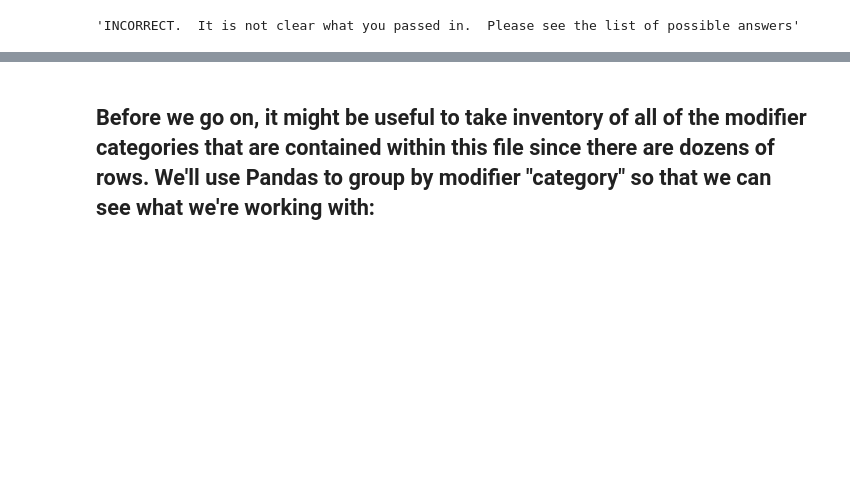
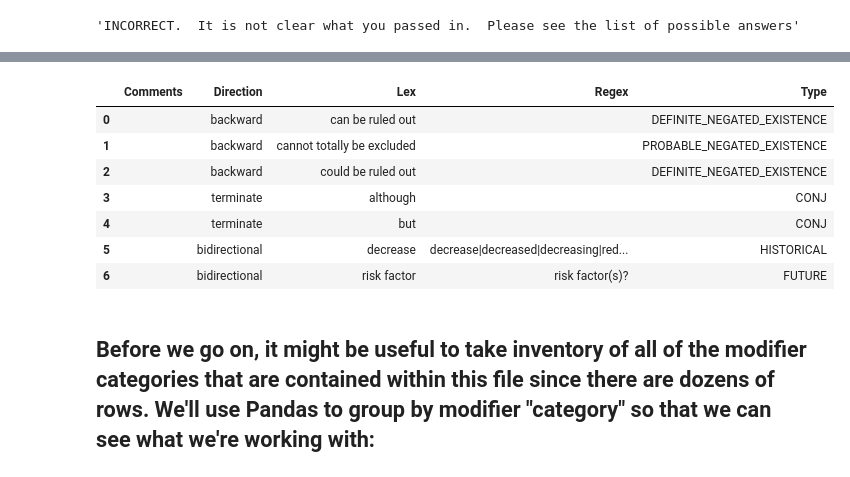
Before and after one commit to UUDeCART/decart_rule_based_nlp, a Jupyter notebook: 09_NLP_pneumonia_pyConText_targets_and_modifiers.ipynb, the cells around one changed output, grey strips where cells are left out. Saved outputs shown, nothing was run; the diff lists cells and outputs as text; code cells hidden in the pictures; blank space fills up the shorter version.

```diff
--- a/09_NLP_pneumonia_pyConText_targets_and_modifiers.ipynb
+++ b/09_NLP_pneumonia_pyConText_targets_and_modifiers.ipynb
@@ -149,0 +139,9 @@ display(pneumonia_targets_df)
+# %%
+import yaml
+items=[]
+pneumonia_targets_file = 'KB/pneumonia_targets.yml'
+full_targets_path =  os.path.join(os.getcwd(), pneumonia_targets_file)
+with open(full_targets_path, 'r') as f:
+    for i in (yaml.safe_load_all(f)):
+        items.append(i)
+pd.DataFrame(items)
@@ -405,3 +401,19 @@ display(modifier_df.tail(5))
+# %%
+items=[]
+modifier_file_path =  os.path.join(os.getcwd(), "KB/pneumonia_modifiers.yml")
+with open(modifier_file_path, 'r') as f:
+    for i in (yaml.safe_load_all(f)):
+        items.append(i)
+pd.DataFrame(items)
+# %% [output]
+|  | Comments | Direction | Lex | Regex | Type |
+| 0 |  | backward | can be ruled out |  | DEFINITE_NEGATED_EXISTENCE |
+| 1 |  | backward | cannot totally be excluded |  | PROBABLE_NEGATED_EXISTENCE |
+| 2 |  | backward | could be ruled out |  | DEFINITE_NEGATED_EXISTENCE |
+| 3 |  | terminate | although |  | CONJ |
+| 4 |  | terminate | but |  | CONJ |
+| 5 |  | bidirectional | decrease | decrease|decreased|decreasing|red... | HISTORICAL |
+| 6 |  | bidirectional | risk factor | risk factor(s)? | FUTURE |
 # %% [markdown]
 ## Before we go on, it might be useful to take inventory of all of the modifier categories that are contained within this file since there are dozens of rows.  We'll use Pandas to group by modifier "category" so that we can see what we're working with:
 # %%
```
Also changed, not shown: parts of 11 cells of this notebook, 5 other files.
